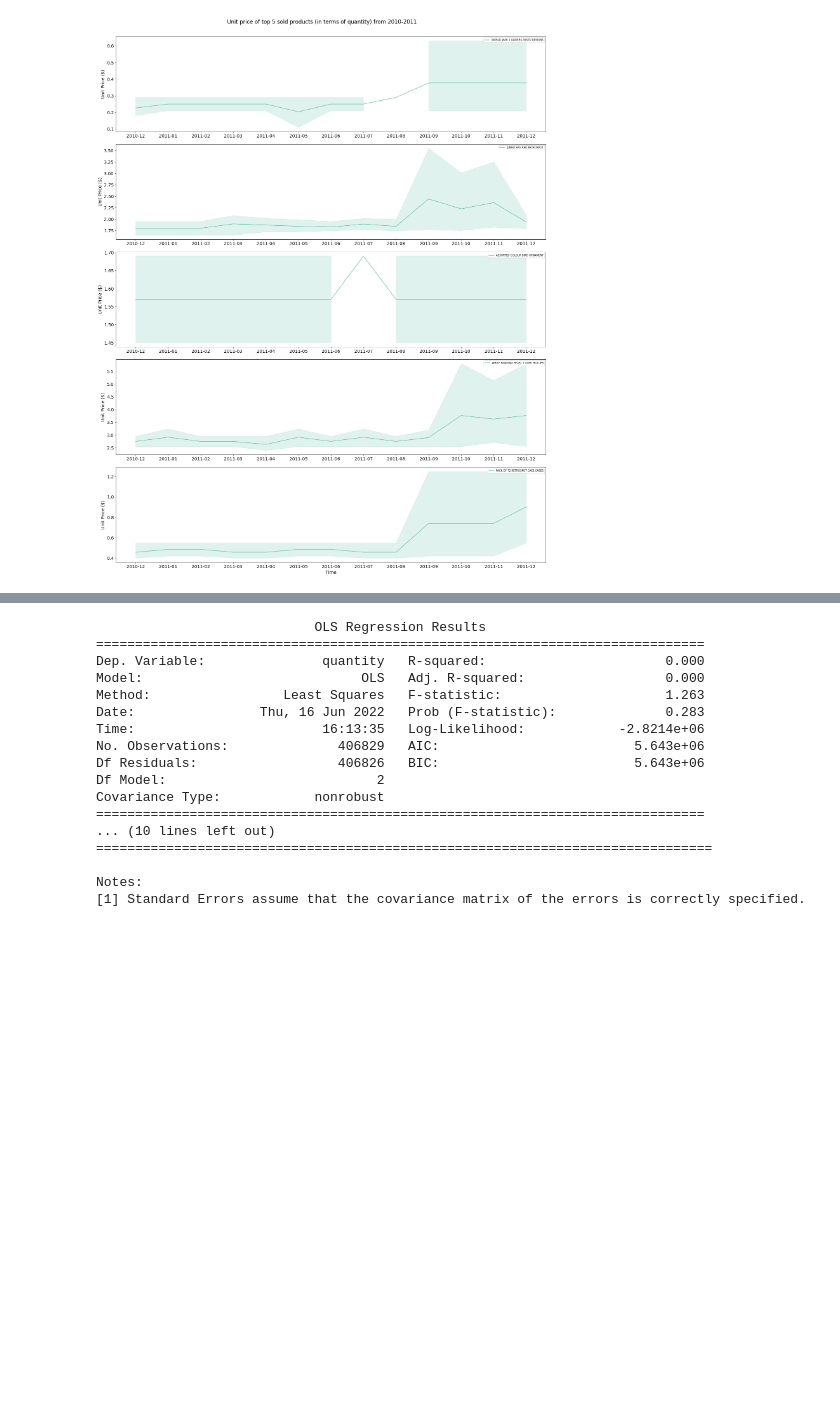
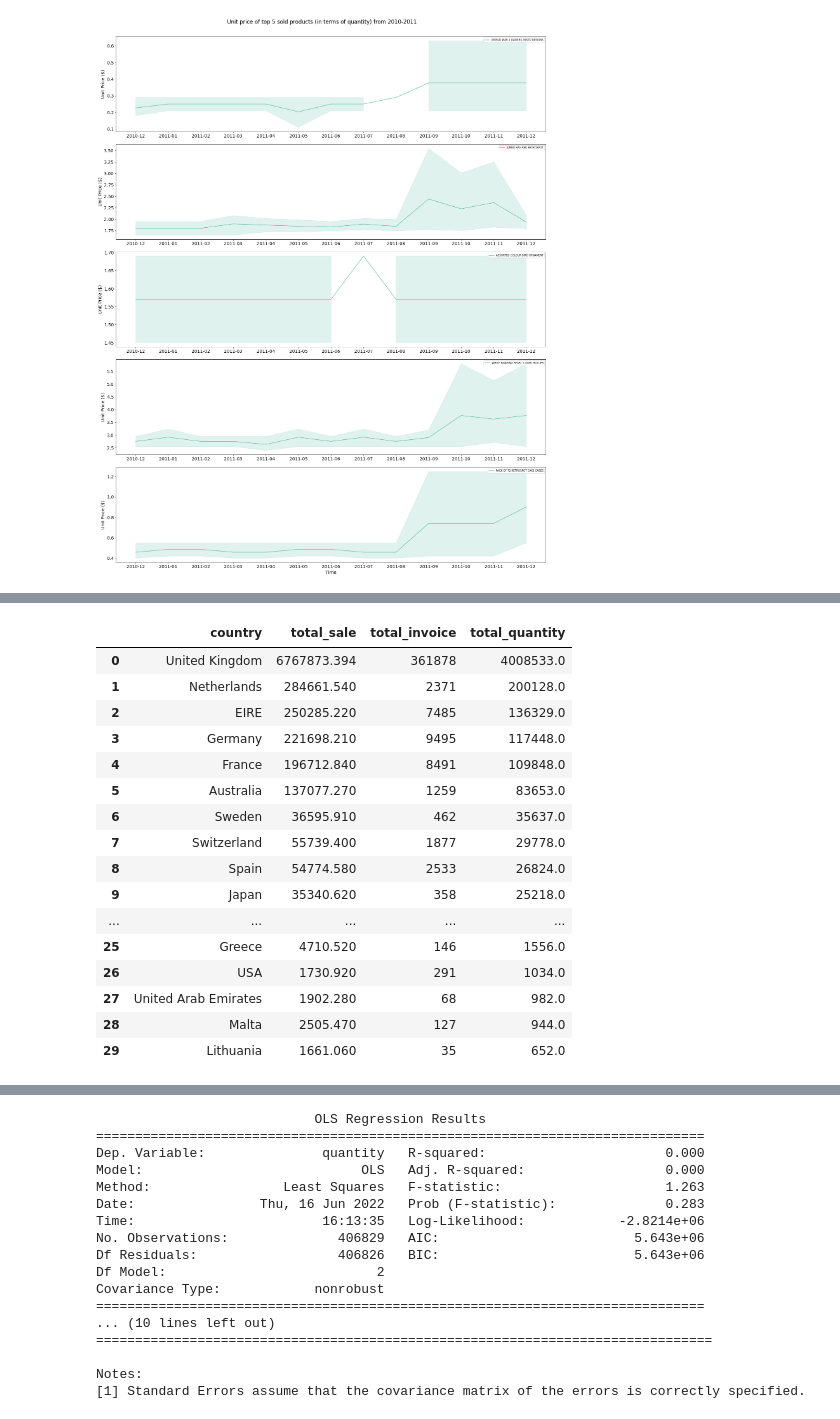
Before and after one commit to Aukerul-Shuvo/DAAS_Retail, a Jupyter notebook: notebook/Diagnostic Analysis.ipynb, the cells around one changed output, grey strips where cells are left out. Drawn from its saved outputs; the diff is of its cells as text; code cells hidden in the pictures; blank space fills up the shorter version.

```diff
--- a/notebook/Diagnostic Analysis.ipynb
+++ b/notebook/Diagnostic Analysis.ipynb
@@ -331,0 +345,27 @@ Top 5 sold products (in terms of quantity): [3805, 1771, 217, 3716, 2279]
+# %%
+# get the sales information for regions
+
+product_region_infos = duckdb.query("""
+select country, sum(total_sale) as total_sale, count(invoiceno) as total_invoice, sum(quantity) as total_quantity
+from df group by country order by total_quantity DESC
+""").df()
+
+product_region_infos.head(30)
+# %% [output]
+|  | country | total_sale | total_invoice | total_quantity |
+| 0 | United Kingdom | 6767873.394 | 361878 | 4008533.0 |
+| 1 | Netherlands | 284661.540 | 2371 | 200128.0 |
+| 2 | EIRE | 250285.220 | 7485 | 136329.0 |
+| 3 | Germany | 221698.210 | 9495 | 117448.0 |
+| 4 | France | 196712.840 | 8491 | 109848.0 |
+| 5 | Australia | 137077.270 | 1259 | 83653.0 |
+| 6 | Sweden | 36595.910 | 462 | 35637.0 |
+| 7 | Switzerland | 55739.400 | 1877 | 29778.0 |
+| 8 | Spain | 54774.580 | 2533 | 26824.0 |
+| 9 | Japan | 35340.620 | 358 | 25218.0 |
+| ... | ... | ... | ... | ... |
+| 25 | Greece | 4710.520 | 146 | 1556.0 |
+| 26 | USA | 1730.920 | 291 | 1034.0 |
+| 27 | United Arab Emirates | 1902.280 | 68 | 982.0 |
+| 28 | Malta | 2505.470 | 127 | 944.0 |
+| 29 | Lithuania | 1661.060 | 35 | 652.0 |
```
Also changed, not shown: parts of 6 cells of this notebook.
